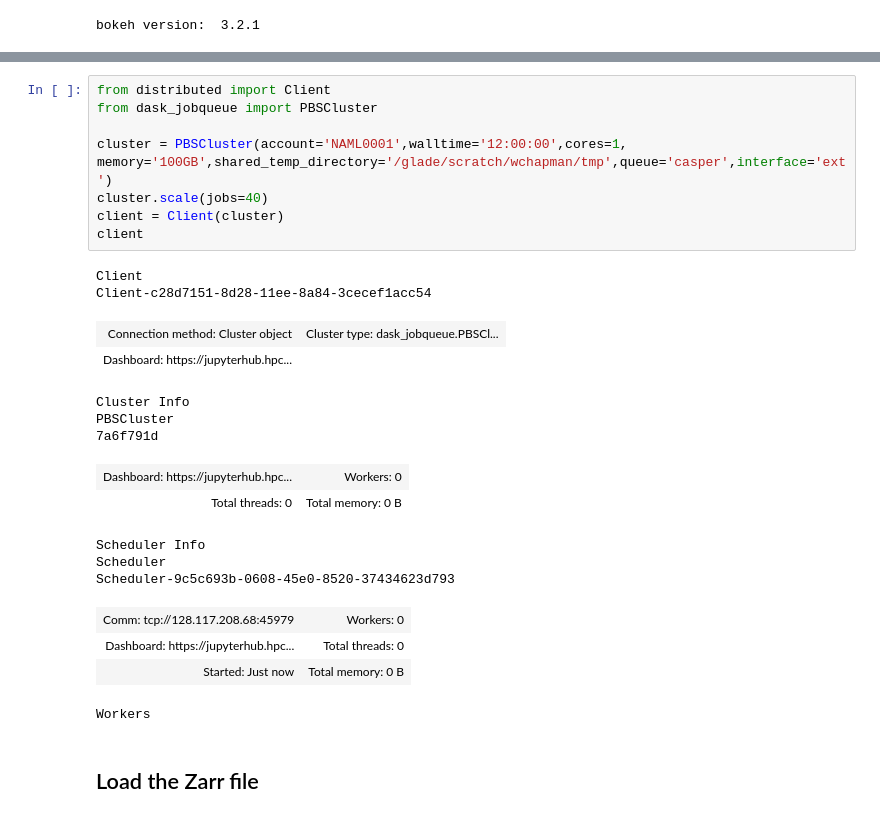
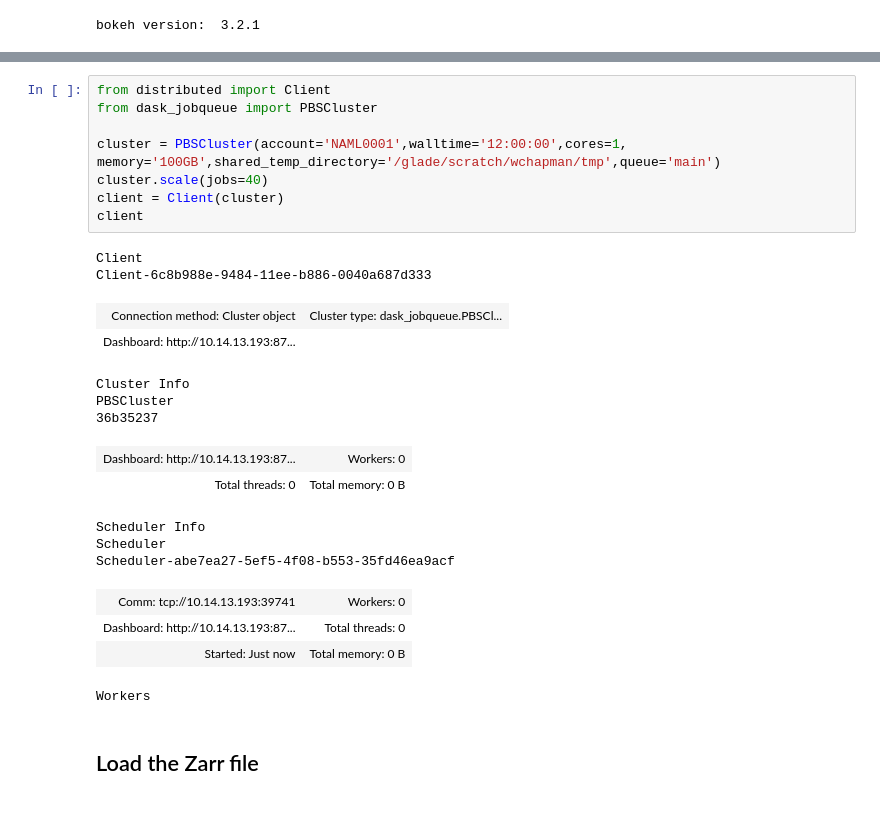
Before and after one commit to WillyChap/MLWPS, a Jupyter notebook: Stage_Data/Make_Climo_Data.ipynb, the cells around one changed output, grey strips where cells are left out. Cells and saved outputs as stored; diff of their text form.

```diff
--- a/Stage_Data/Make_Climo_Data.ipynb
+++ b/Stage_Data/Make_Climo_Data.ipynb
@@ -34,26 +50,26 @@ else:
 # %%
 from distributed import Client
 from dask_jobqueue import PBSCluster
 
-cluster = PBSCluster(account='NAML0001',walltime='12:00:00',cores=1, memory='100GB',shared_temp_directory='/glade/scratch/wchapman/tmp',queue='casper',interface='ext')
+cluster = PBSCluster(account='NAML0001',walltime='12:00:00',cores=1, memory='100GB',shared_temp_directory='/glade/scratch/wchapman/tmp',queue='main')
 cluster.scale(jobs=40)
 client = Client(cluster)
 client
 # %% [output]
 Client
-Client-c28d7151-8d28-11ee-8a84-3cecef1acc54
+Client-6c8b988e-9484-11ee-b886-0040a687d333
 | Connection method: Cluster object | Cluster type: dask_jobqueue.PBSCl... |
-| Dashboard: https://jupyterhub.hpc... |  |
+| Dashboard: http://10.14.13.193:87... |  |
 Cluster Info
 PBSCluster
-7a6f791d
+36b35237
-| Dashboard: https://jupyterhub.hpc... | Workers: 0 |
+| Dashboard: http://10.14.13.193:87... | Workers: 0 |
 | Total threads: 0 | Total memory: 0 B |
 Scheduler Info
 Scheduler
-Scheduler-9c5c693b-0608-45e0-8520-37434623d793
+Scheduler-abe7ea27-5ef5-4f08-b553-35fd46ea9acf
-| Comm: tcp://128.117.208.68:45979 | Workers: 0 |
-| Dashboard: https://jupyterhub.hpc... | Total threads: 0 |
+| Comm: tcp://10.14.13.193:39741 | Workers: 0 |
+| Dashboard: http://10.14.13.193:87... | Total threads: 0 |
 | Started: Just now | Total memory: 0 B |
 Workers
 # %% [markdown]
```
Also changed, not shown: parts of 15 cells of this notebook, 18 other files.
